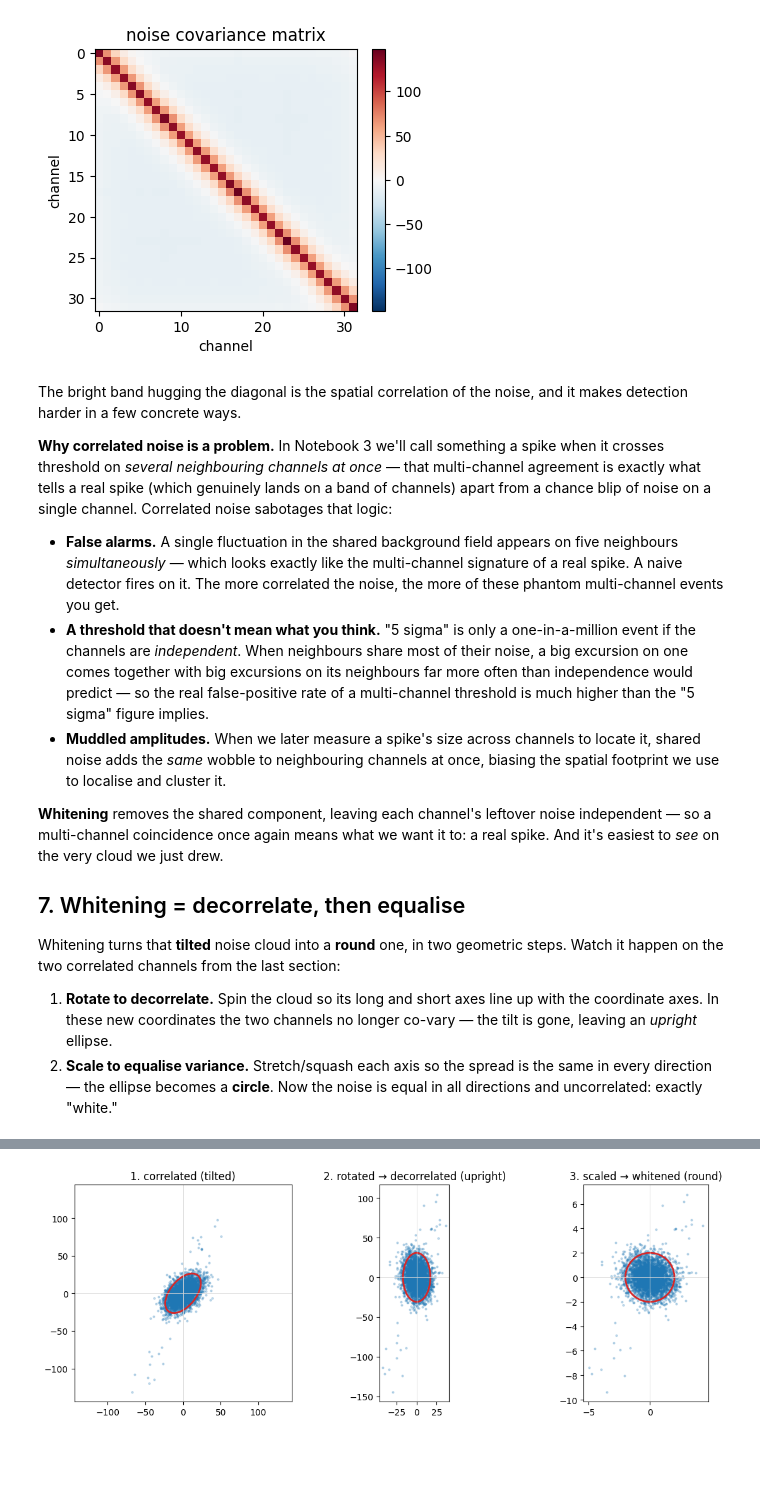
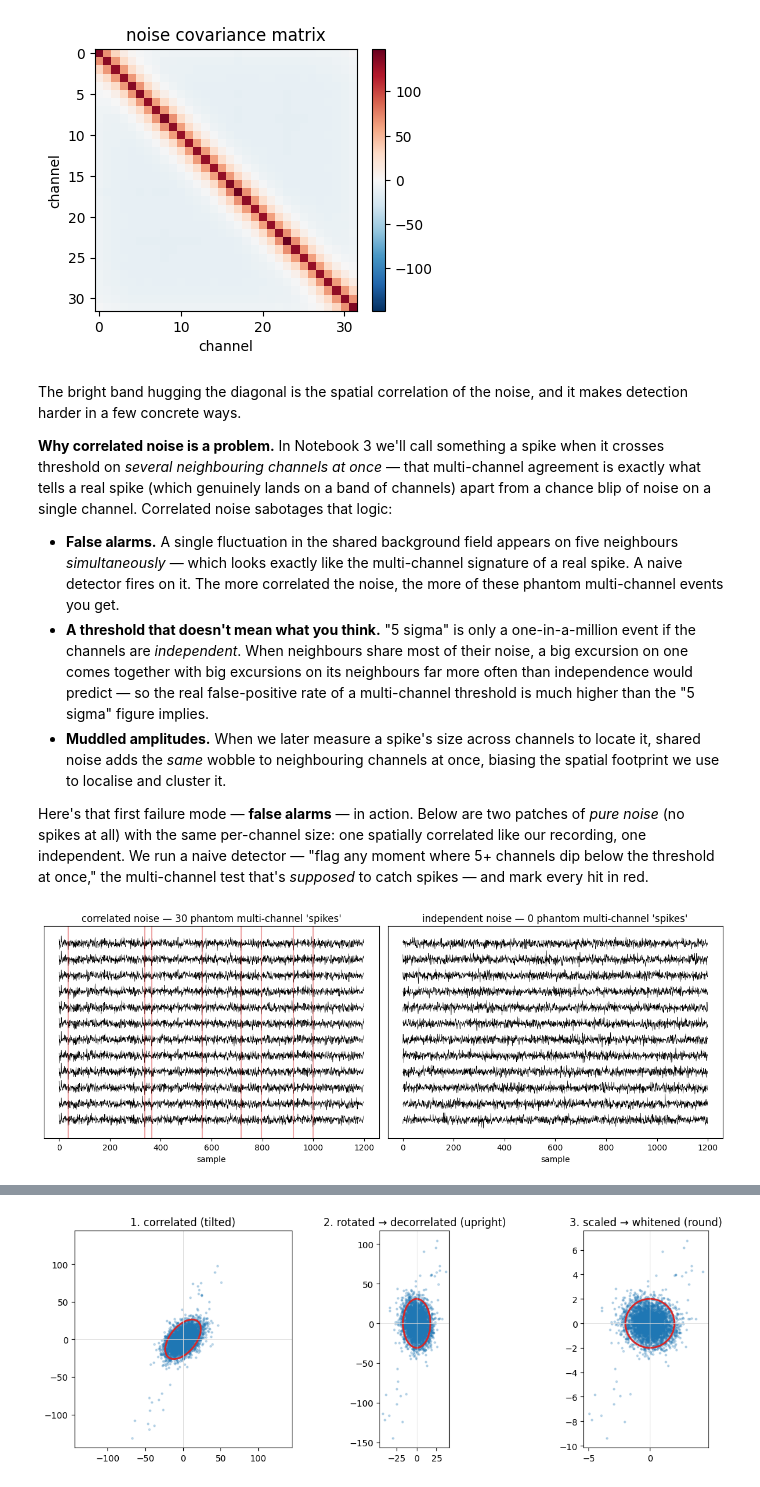
Before and after one commit to stootoon/swc-en-2026, a Jupyter notebook: ephys-pop/notebooks/02_preprocessing_solutions.ipynb, the cells around one changed output, grey strips where cells are left out. Cells and saved outputs as stored; diff of their text form; code cells hidden in the pictures; blank space fills up the shorter version.

```diff
--- a/ephys-pop/notebooks/02_preprocessing_solutions.ipynb
+++ b/ephys-pop/notebooks/02_preprocessing_solutions.ipynb
@@ -509,18 +509,32 @@ sabotages that logic:
   locate it, shared noise adds the *same* wobble to neighbouring channels at once,
   biasing the spatial footprint we use to localise and cluster it.
 
-**Whitening** removes the shared component, leaving each channel's leftover noise
-independent — so a multi-channel coincidence once again means what we want it to: a
-real spike. And it's easiest to *see* on the very cloud we just drew.
-
-## 7. Whitening = decorrelate, then equalise
-
-Whitening turns that **tilted** noise cloud into a **round** one, in two geometric
-steps. Watch it happen on the two correlated channels from the last section:
-
-1. **Rotate to decorrelate.** Spin the cloud so its long and short axes line up with
-   the coordinate axes. In these new coordinates the two channels no longer co-vary —
-   the tilt is gone, leaving an *upright* ellipse.
-2. **Scale to equalise variance.** Stretch/squash each axis so the spread is the same
-   in every direction — the ellipse becomes a **circle**. Now the noise is equal in
-   all directions and uncorrelated: exactly "white."
+Here's that first failure mode — **false alarms** — in action. Below are two patches of
+*pure noise* (no spikes at all) with the same per-channel size: one spatially
+correlated like our recording, one independent. We run a naive detector — "flag any
+moment where 5+ channels dip below the threshold at once," the multi-channel test
+that's *supposed* to catch spikes — and mark every hit in red.
+# %%
+n_ch, n_time = 12, 6000
+rng = np.random.default_rng(3)
+shared = rng.standard_normal((n_time, 1))                       # one noise source ...
+correlated = 2.0 * shared + rng.standard_normal((n_time, n_ch)) # ... shared by all channels
+independent = rng.standard_normal((n_time, n_ch))               # vs fully independent noise
+correlated /= correlated.std(0); independent /= independent.std(0)   # same per-channel size
+
+def multichannel_hits(x, thr=2.5, k=5):
+    return (x < -thr).sum(axis=1) >= k        # >= k channels below -thr at the same instant
+
+win = slice(0, 1200)
+fig, ax = plt.subplots(1, 2, figsize=(12, 4.6), sharey=True)
+for a, x, name in [(ax[0], correlated, "correlated"), (ax[1], independent, "independent")]:
+    hits = multichannel_hits(x)
+    for c in range(n_ch):
+        a.plot(np.arange(win.start, win.stop), x[win, c] + c * 7, color="k", lw=0.5)
+    for h in np.where(hits[win])[0]:
+        a.axvline(h + win.start, color="tab:red", alpha=0.4)
+    a.set_title(f"{name} noise — {hits.sum()} phantom multi-channel 'spikes'")
+    a.set_xlabel("sample"); a.set_yticks([])
+plt.tight_layout(); plt.show()
+# %% [output]
+[figure, added]
```
Also changed, not shown: parts of 5 cells of this notebook, 3 other files.
